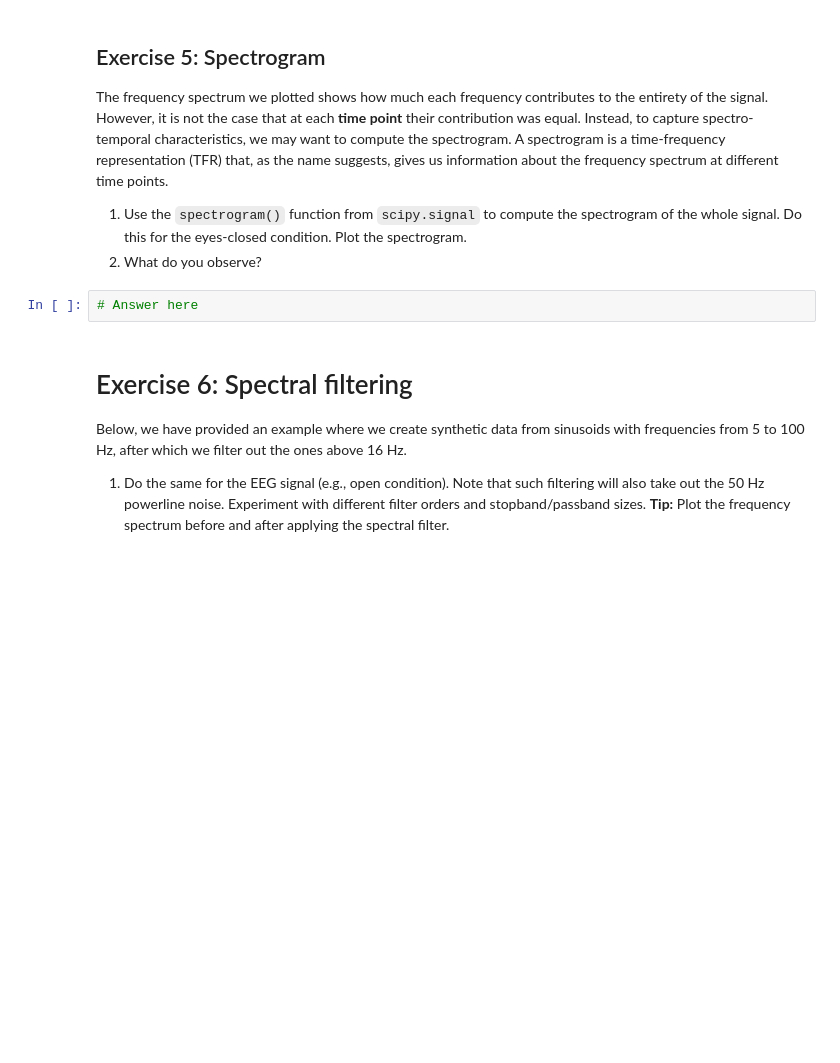
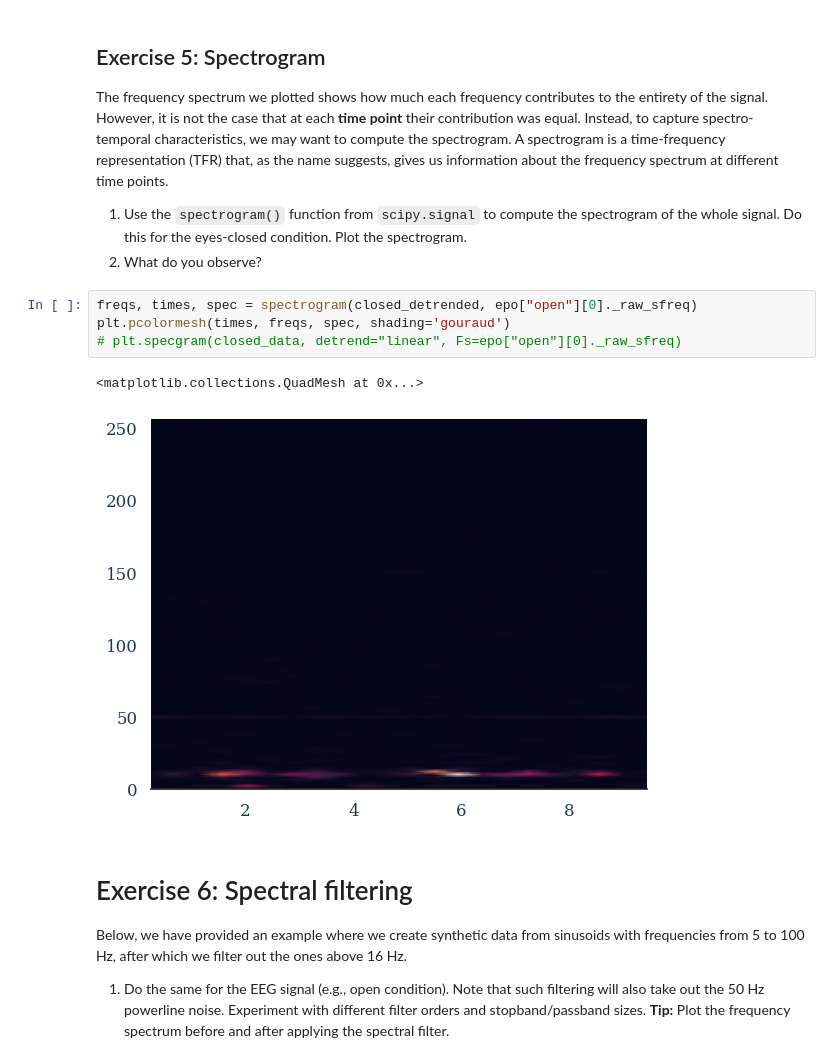
Before and after one commit to RobertvdLeeuw/nix-radboud, a Jupyter notebook: subjects/BCI/assignment_08_oscillatory_signals.ipynb, the cells around one changed output. Drawn from its saved outputs; the diff is of its cells as text; blank space fills up the shorter version.

```diff
--- a/subjects/BCI/assignment_08_oscillatory_signals.ipynb
+++ b/subjects/BCI/assignment_08_oscillatory_signals.ipynb
@@ -85,8 +128,13 @@ The frequency spectrum we plotted shows how much each frequency contributes to t
 
 1. Use the `spectrogram()` function from `scipy.signal` to compute the spectrogram of the whole signal. Do this for the eyes-closed condition. Plot the spectrogram.
 2. What do you observe?
-# %%
-# Answer here
+# %%
+freqs, times, spec = spectrogram(closed_detrended, epo["open"][0]._raw_sfreq)
+plt.pcolormesh(times, freqs, spec, shading='gouraud')
+# plt.specgram(closed_data, detrend="linear", Fs=epo["open"][0]._raw_sfreq)
+# %% [output]
+<matplotlib.collections.QuadMesh at 0x...>
+[figure, added]
 # %% [markdown]
 # Exercise 6: Spectral filtering
 
```
Also changed, not shown: parts of 14 cells of this notebook, 14 other files.
